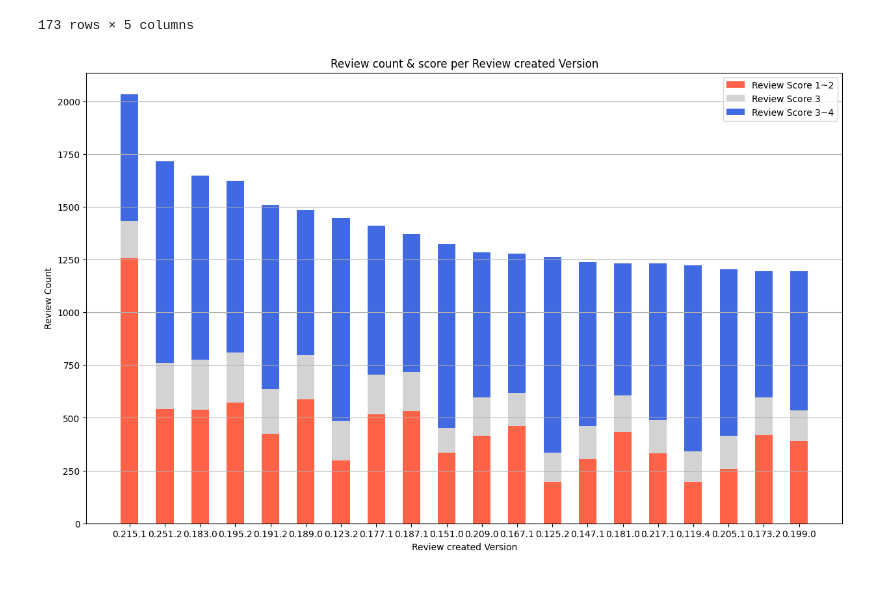
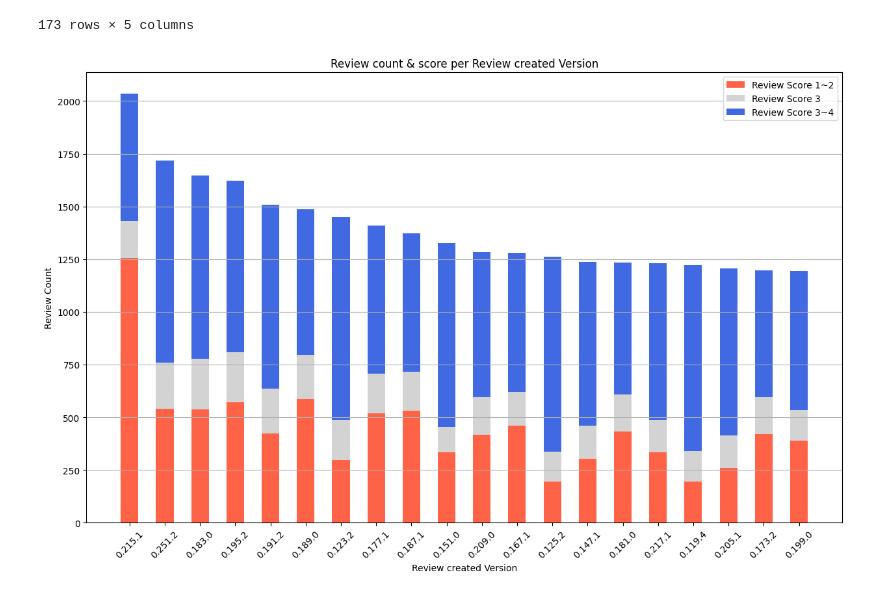
Before and after one commit to jinnykj/PokemonGO-Review-dataset-analysis, a Jupyter notebook: 데이터_시각화_기말_과제.ipynb, the cells around one changed output. Drawn from its saved outputs; the diff is of its cells as text; code cells hidden in the pictures.

```diff
--- a/데이터_시각화_기말_과제.ipynb
+++ b/데이터_시각화_기말_과제.ipynb
@@ -15,9 +15,9 @@ Saving pokemon_reviews.xlsx to pokemon_reviews.xlsx
 # %% [markdown]
 데이터에 thumbs up 카테고리 넣어서까지 분석하기.
 # %%
-data = pd.read_excel('pokemon_reviews.xlsx')
+data = pd.read_excel('pokemon_reviews수정2.xlsx')
 # %%
-df = data.drop(columns='userName').reset_index()
+df = data
 # %%
 df= df.dropna()
 # %%
@@ -235,29 +356,30 @@ category
 | 172 | 0.263.0 | 262 | 65 | 249 | 576 |
 173 rows × 5 columns
 # %%
-top15 = category.sort_values(by='count',ascending=False).iloc[:20,].reset_index()
+top20 = category.sort_values(by='count',ascending=False).iloc[:20,].reset_index()
 # %%
-top15 = top15.drop(columns='index')
+top20 = top20.drop(columns='index')
 # %%
-months = top15['reviewCreatedVersion']
-Scorebad = top15['bad']
-Scoresoso = top15['soso']
-Scoregood= top15['good']
+months = top20['reviewCreatedVersion']
+Scorebad = top20['bad']
+Scoresoso = top20['soso']
+Scoregood= top20['good']
 
 
 
 plt.figure(figsize=(15,9))
 plt.bar(months,Scorebad,label='Review Score 1~2',color='tomato',width=0.5)
 plt.bar(months,Scoresoso,bottom = Scorebad , label='Review Score 3',color='lightgray',width=0.5)
 plt.bar(months,Scoregood,bottom = Scorebad+Scoresoso , label='Review Score 3~4',color='royalblue',width=0.5)
 
 
 
 plt.title('Review count & score per Review created Version')
 plt.xlabel('Review created Version')
 plt.ylabel('Review Count')
 plt.legend()
 plt.grid(axis='y')
+plt.xticks(rotation=45)
 plt.show()
 # %% [output]
-[figure, old version]
+[figure, new version]
```
Also changed, not shown: parts of 26 cells of this notebook.
